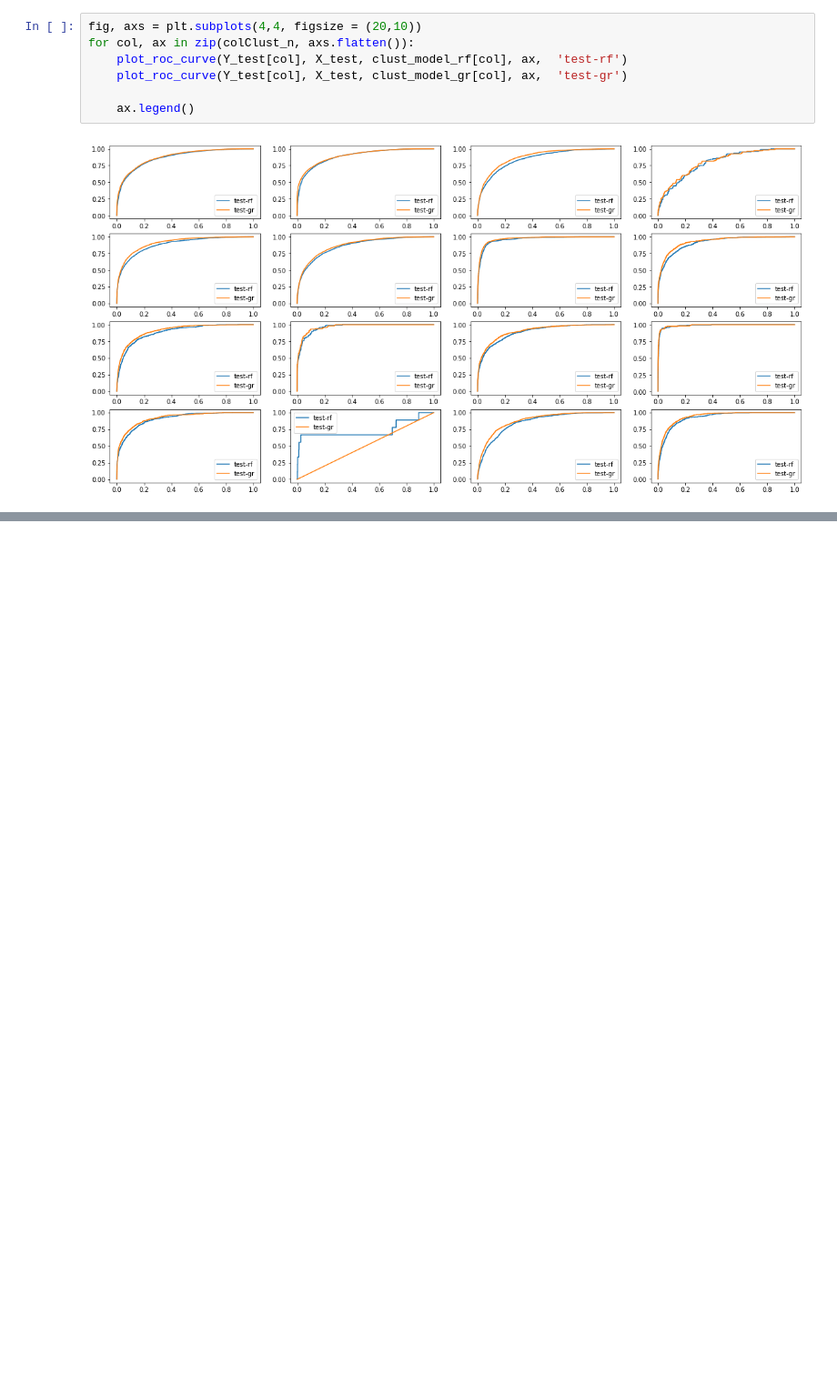
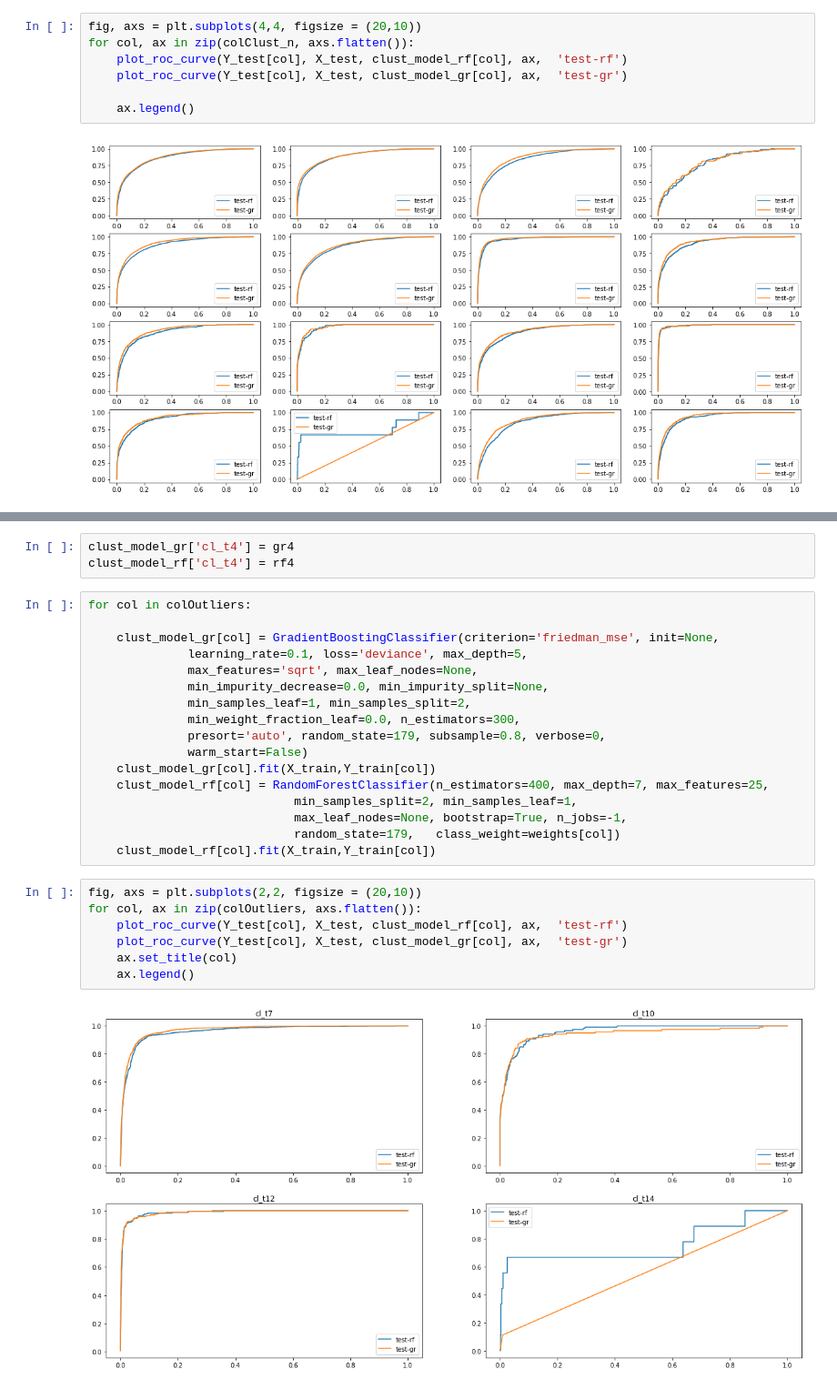
Before and after one commit to Myau5x/anti-recommender, a Jupyter notebook: predicting_cluster.ipynb, the cells around one changed output, grey strips where cells are left out. Shown at 91% size. Cells and saved outputs as stored; diff of their text form; blank space fills up the shorter version.

Commit message:
save some predicting cluster models

```diff
--- a/predicting_cluster.ipynb
+++ b/predicting_cluster.ipynb
@@ -436,0 +526,29 @@ for col, ax in zip(colClust_n, axs.flatten()):
+# %%
+clust_model_gr['cl_t4'] = gr4
+clust_model_rf['cl_t4'] = rf4
+# %%
+for col in colOutliers:
+
+    clust_model_gr[col] = GradientBoostingClassifier(criterion='friedman_mse', init=None,
+              learning_rate=0.1, loss='deviance', max_depth=5,
+              max_features='sqrt', max_leaf_nodes=None,
+              min_impurity_decrease=0.0, min_impurity_split=None,
+              min_samples_leaf=1, min_samples_split=2,
+              min_weight_fraction_leaf=0.0, n_estimators=300,
+              presort='auto', random_state=179, subsample=0.8, verbose=0,
+              warm_start=False)
+    clust_model_gr[col].fit(X_train,Y_train[col])
+    clust_model_rf[col] = RandomForestClassifier(n_estimators=400, max_depth=7, max_features=25,
+                             min_samples_split=2, min_samples_leaf=1,
+                             max_leaf_nodes=None, bootstrap=True, n_jobs=-1,
+                             random_state=179,   class_weight=weights[col])
+    clust_model_rf[col].fit(X_train,Y_train[col])
+# %%
+fig, axs = plt.subplots(2,2, figsize = (20,10))
+for col, ax in zip(colOutliers, axs.flatten()):
+    plot_roc_curve(Y_test[col], X_test, clust_model_rf[col], ax,  'test-rf')
+    plot_roc_curve(Y_test[col], X_test, clust_model_gr[col], ax,  'test-gr')
+    ax.set_title(col)
+    ax.legend()
+# %% [output]
+[figure, added]
```
Also changed, not shown: parts of 27 cells of this notebook, 34 other files.
